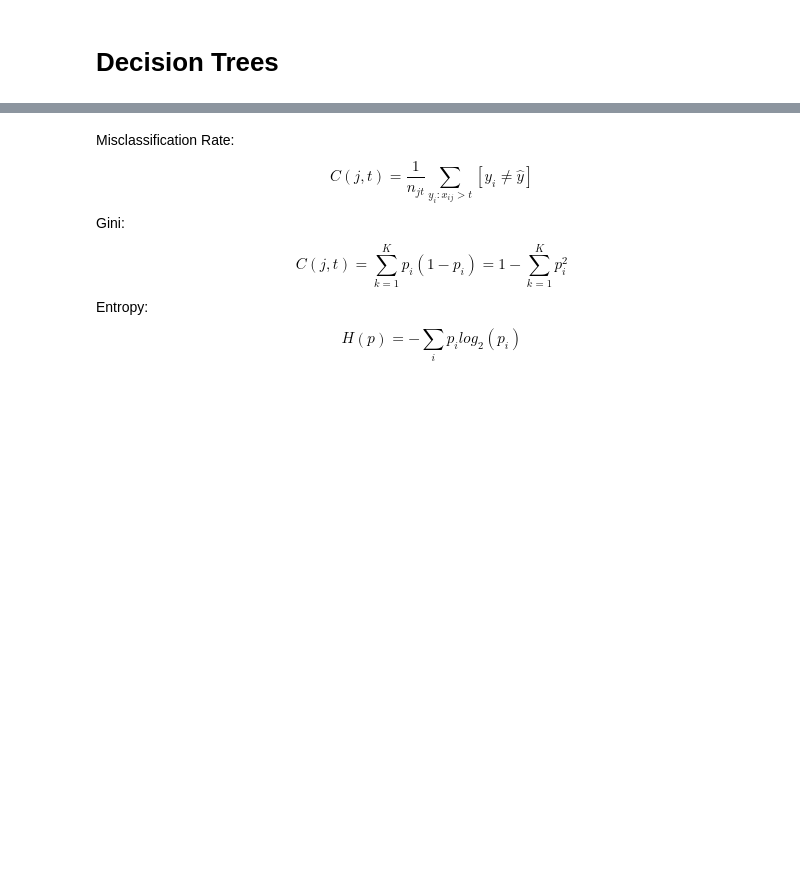
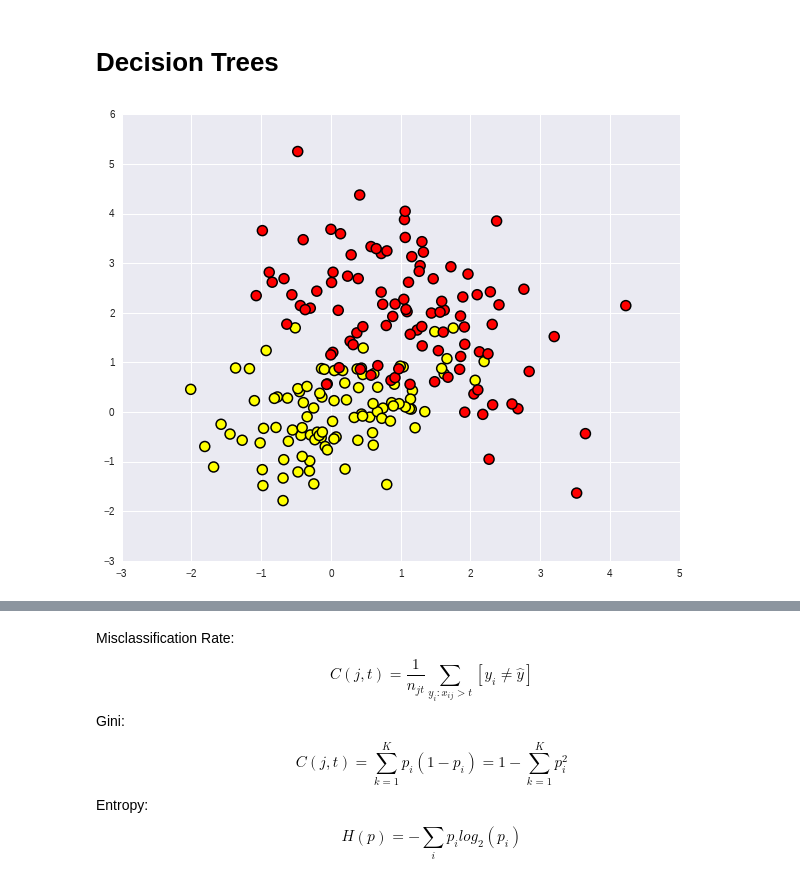
Before and after one commit to amorgun/shad-ml-notebooks, a Jupyter notebook: notebooks/s1-3/trees.ipynb, the cells around one changed output, grey strips where cells are left out. Cells and saved outputs as stored; diff of their text form; code cells hidden in the pictures; blank space fills up the shorter version.

```diff
--- a/notebooks/s1-3/trees.ipynb
+++ b/notebooks/s1-3/trees.ipynb
@@ -5,5 +5,5 @@ from matplotlib import pyplot as plt
 import seaborn; seaborn.set()
 from ipywidgets import interact
 pylab.rcParams['figure.figsize'] = (10.0, 8.0)
-scatter_args = dict(s=100, edgecolor='black', linewidth='1')
+scatter_args = dict(s=100, edgecolor='black', linewidth='1.5')
 autumn()
@@ -12,11 +17,11 @@ autumn()
 # %%
 from sklearn.cross_validation import cross_val_score
 
-def get_grid(data):
+def get_grid(data, step=0.01):
     x_min, x_max = data.x.min() - 1, data.x.max() + 1
     y_min, y_max = data.y.min() - 1, data.y.max() + 1
-    return np.meshgrid(np.arange(x_min, x_max, 0.01),
-                         np.arange(y_min, y_max, 0.01))
+    return np.meshgrid(np.arange(x_min, x_max, step),
+                         np.arange(y_min, y_max, step))
 
 def get_score(X, y, cl):
     return cross_val_score(cl, X, y, cv=5, scoring='mean_squared_error').mean()
@@ -24,35 +29,41 @@ def get_score(X, y, cl):
 def show_classifier(X, y, cl,
                     feature_modifier=lambda x: x,
                     proba=True,
-                    print_score=False):
-    xs, ys = get_grid(X)
+                    print_score=False,
+                    grid=None):
+    if not grid:
+        xs, ys = get_grid(X)
+    else:
+        xs, ys = grid
     xys = c_[ravel(xs), ravel(ys)]
     cl.fit(feature_modifier(X), y)
     if print_score:
         print("MSE = {}".format(get_score(feature_modifier(X), y, cl)))
     if proba:
         predicted = cl.predict_proba(feature_modifier(pd.DataFrame(xys, columns=('x', 'y'))))[:,1].reshape(xs.shape)
     else:
         predicted = cl.predict(feature_modifier(pd.DataFrame(xys, columns=('x', 'y')))).reshape(xs.shape)
     pcolormesh(xs, ys, predicted)
     scatter(X.x, X.y, c=y, alpha=0.5, **scatter_args)
     autoscale(tight=True)
     return cl
 
 np.random.seed(13)
 n = 100
 
 df = pd.DataFrame(
     np.vstack([
         np.random.multivariate_normal((0,0), [[1, 0.3], [0.3, 0.7]], n),
         random.multivariate_normal((1,2), [[1, -0.5], [-0.5, 1.6]], n)
     ]), columns=['x', 'y'])
 df['target'] = np.hstack([np.ones(n), np.zeros(n)]).T
 
 X = df.drop('target', axis=1)
 y = df['target']
 
 plt.scatter(df.x, df.y, c=df.target, **scatter_args);
+# %% [output]
+[figure, added]
 # %%
 from sklearn.tree import DecisionTreeClassifier
 simple_tree = show_classifier(X, y, DecisionTreeClassifier(max_depth=3));
```
Also changed, not shown: parts of 18 cells of this notebook.
